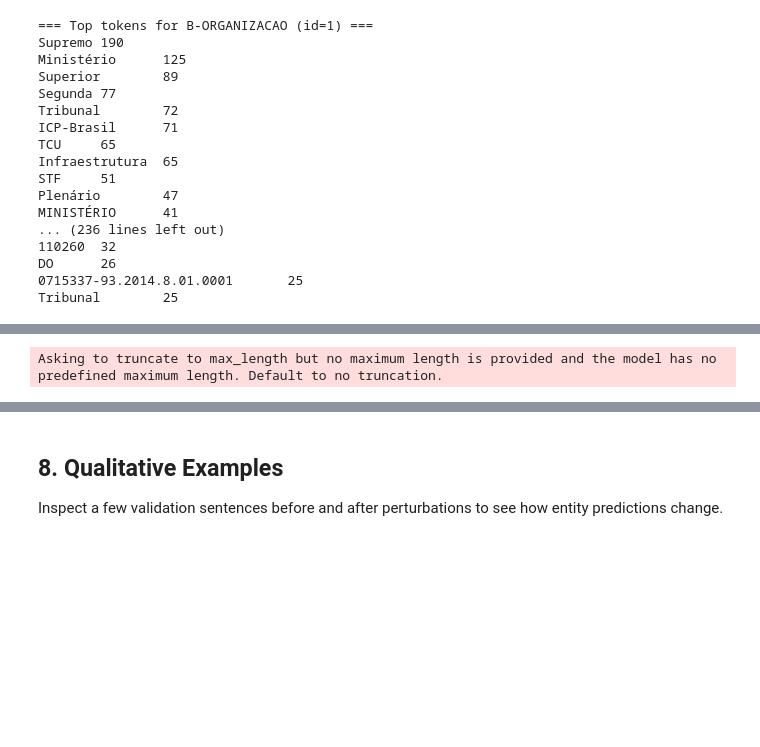
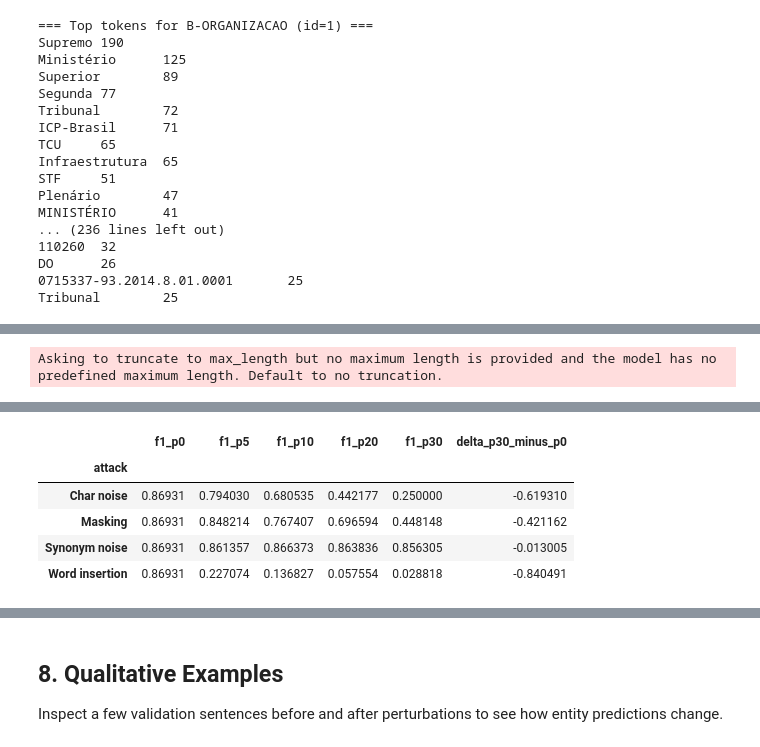
Before and after one commit to DiogoNogueiraLima/ner_smalllm_project, a Jupyter notebook: notebooks/02_robustness_analysis.ipynb, the cells around one changed output, grey strips where cells are left out. Drawn from its saved outputs; the diff is of its cells as text; code cells hidden in the pictures; blank space fills up the shorter version.

```diff
--- a/notebooks/02_robustness_analysis.ipynb
+++ b/notebooks/02_robustness_analysis.ipynb
@@ -276,23 +410,78 @@ Evaluate baseline vs. multiple perturbations on a validation subset (first 200 e
 # %%
 val_subset = lener["validation"].select(range(200))
 
-results_baseline = evaluate_robustness(val_subset, lambda x: x, metric, label_list, max_examples=200)
-results_accents = evaluate_robustness(val_subset, apply_accent_removal, metric, label_list, max_examples=200)
-results_char = evaluate_robustness(val_subset, lambda toks: apply_char_noise(toks, prob=0.1), metric, label_list, max_examples=200)
-results_insert = evaluate_robustness(val_subset, insert_noise_words, metric, label_list, max_examples=200)
-results_mask = evaluate_robustness(val_subset, mask_tokens, metric, label_list, max_examples=200)
-results_syn = evaluate_robustness(val_subset, synonym_noise, metric, label_list, max_examples=200)
+noise_levels = [0.0, 0.05, 0.1, 0.2, 0.3]
 
-rows = [
-    ["Baseline", results_baseline["overall_f1"]],
-    ["Accent removal", results_accents["overall_f1"]],
-    ["Char noise (p=0.1)", results_char["overall_f1"]],
-    ["Word insertion", results_insert["overall_f1"]],
-    ["Masking (p=0.15)", results_mask["overall_f1"]],
-    ["Synonym noise", results_syn["overall_f1"]],
-]
+baseline_results = evaluate_robustness(
+    val_subset, lambda x: x, metric, label_list, max_examples=200
+)
+baseline_f1 = baseline_results["overall_f1"]
 
-df_robust = pd.DataFrame(rows, columns=["Scenario", "F1"])
-print(df_robust)
+curve_rows = []
+synonym_rows = []  # <-- guarda stats do sinônimo
+
+# ataques "normais" (que devolvem só tokens)
+attack_builders = {
+    "Char noise": lambda prob: (lambda toks: apply_char_noise(toks, prob=prob)),
+    "Word insertion": lambda prob: (lambda toks: insert_noise_words(toks, prob=prob)),
+    "Masking": lambda prob: (lambda toks: mask_tokens(toks, prob=prob)),
+}
+
+# 1) Rodar ataques normais com evaluate_robustness
+for attack_name, builder in attack_builders.items():
+    for prob in noise_levels:
+        perturb_fn = builder(prob)
+        result = evaluate_robustness(
+            val_subset, perturb_fn, metric, label_list, max_examples=200
+        )
+        curve_rows.append(
+            {
+                "attack": attack_name,
+                "noise_level": prob,
+                "f1": result["overall_f1"],
+            }
+        )
+
+# 2) Rodar Synonym noise com evaluate_synonym_robustness (com stats)
+for prob in noise_levels:
+    if prob == 0:
+        f1 = baseline_f1
+        avg_rate = 0.0
+    else:
+        result = evaluate_synonym_robustness(
+            val_subset,
+            prob=prob,
+            metric=metric,
+            label_list=label_list,
+            max_examples=200,
+        )
+        f1 = result["overall_f1"]
+        avg_rate = result["avg_synonym_rate"]
+
+    curve_rows.append({"attack": "Synonym noise", "noise_level": prob, "f1": f1})
+    synonym_rows.append({"noise_level": prob, "f1": f1, "avg_synonym_rate": avg_rate})
+
+df_curves = (
+    pd.DataFrame(curve_rows)
+    .sort_values(["attack", "noise_level"])
+    .reset_index(drop=True)
+)
+
+print(f"Baseline F1 (no noise): {baseline_f1:.4f}")
+
+# Tabela completa: uma linha por ataque, uma coluna por nível
+df_levels = (
+    df_curves.assign(noise_pct=(df_curves["noise_level"] * 100).round().astype(int))
+    .pivot(index="attack", columns="noise_pct", values="f1")
+    .sort_index(axis=1)
+)
+
+# renomeia colunas para f1_pX
+df_levels.columns = [f"f1_p{c}" for c in df_levels.columns]
+
+# delta final (p30 - p0)
+df_levels["delta_p30_minus_p0"] = df_levels["f1_p30"] - df_levels["f1_p0"]
+
+df_levels
 # %% [output]
 Asking to truncate to max_length but no maximum length is provided and the model has no predefined maximum length. Default to no truncation.
@@ -305,0 +489,6 @@ Asking to truncate to max_length but no maximum length is provided and the model
+|  | f1_p0 | f1_p5 | f1_p10 | f1_p20 | f1_p30 | delta_p30_minus_p0 |
+| attack |  |  |  |  |  |  |
+| Char noise | 0.86931 | 0.794030 | 0.680535 | 0.442177 | 0.250000 | -0.619310 |
+| Masking | 0.86931 | 0.848214 | 0.767407 | 0.696594 | 0.448148 | -0.421162 |
+| Synonym noise | 0.86931 | 0.861357 | 0.866373 | 0.863836 | 0.856305 | -0.013005 |
+| Word insertion | 0.86931 | 0.227074 | 0.136827 | 0.057554 | 0.028818 | -0.840491 |
```
Also changed, not shown: parts of 10 cells of this notebook.
